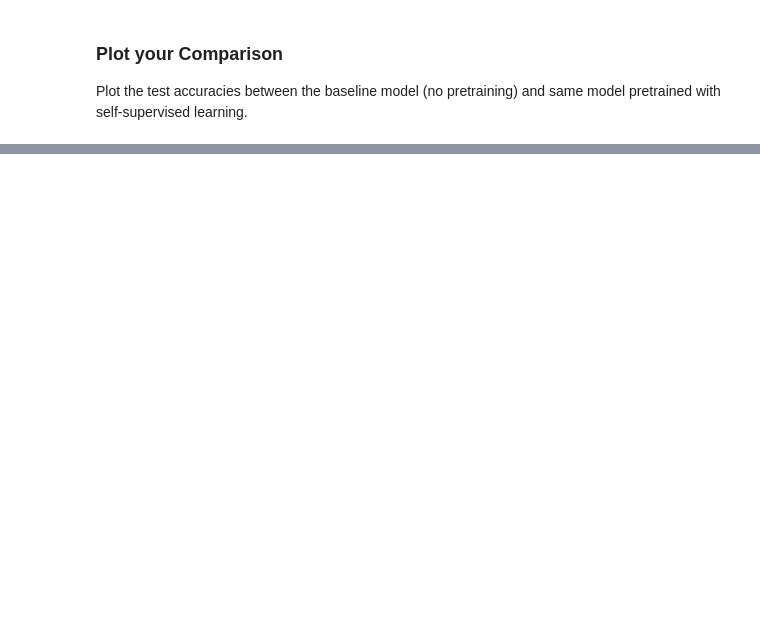
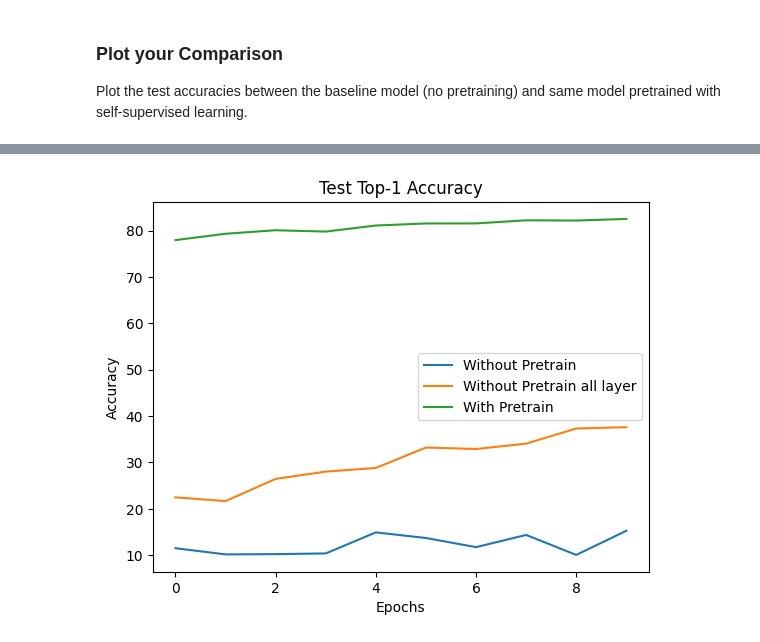
Before and after one commit to HaomiaoZ/cs231n-implementation, a Jupyter notebook: assignment3/Self_Supervised_Learning.ipynb, the cells around one changed output, grey strips where cells are left out. Cells and saved outputs as stored; diff of their text form; code cells hidden in the pictures; blank space fills up the shorter version.

```diff
--- a/assignment3/Self_Supervised_Learning.ipynb
+++ b/assignment3/Self_Supervised_Learning.ipynb
@@ -464,0 +536,11 @@ plt.show()
+# %%
+plt.plot(no_pretrain_results['test_acc@1'], label="Without Pretrain")
+plt.plot(no_pretrain_all_layer_results['test_acc@1'], label="Without Pretrain all layer")
+plt.plot(pretrain_results['test_acc@1'], label="With Pretrain")
+plt.xlabel('Epochs')
+plt.ylabel('Accuracy')
+plt.title('Test Top-1 Accuracy')
+plt.legend()
+plt.show()
+# %% [output]
+[figure, added]
```
Also changed, not shown: parts of 5 cells of this notebook, 1 other file.
